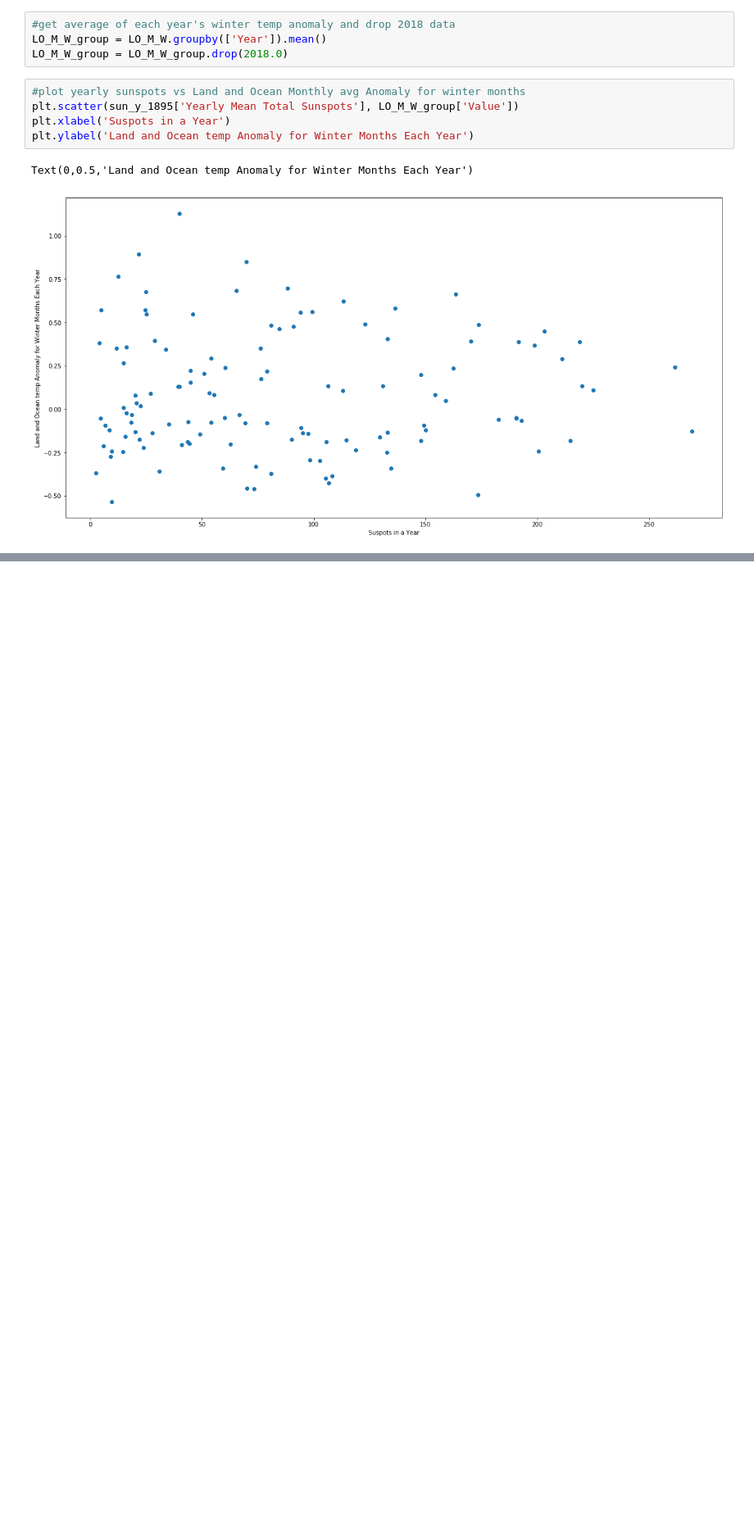
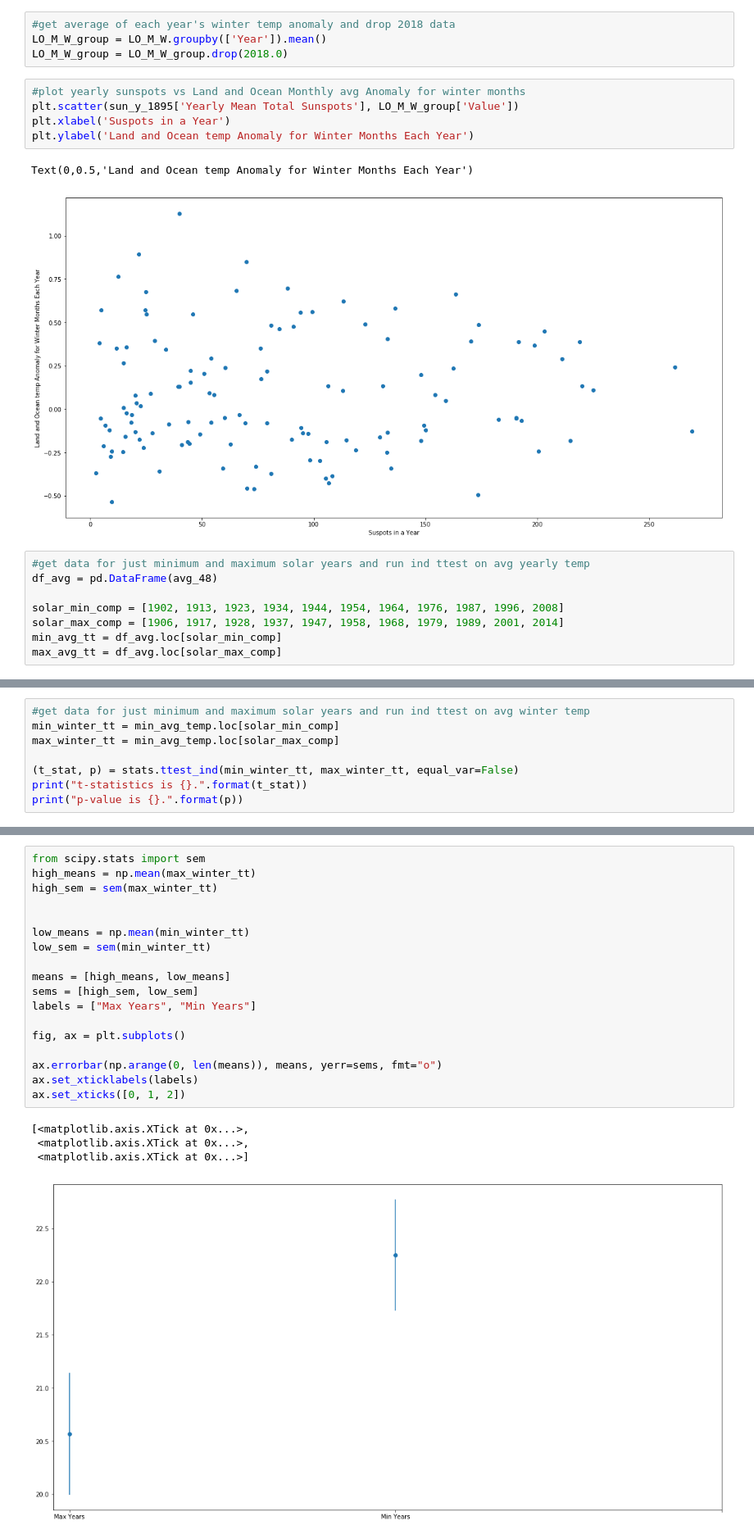
Before and after one commit to A-Grabish/solis-projectum, a Jupyter notebook: working/sunspots.ipynb, the cells around one changed output, grey strips where cells are left out. Shown at 82% size. Saved outputs shown, nothing was run; the diff lists cells and outputs as text; blank space fills up the shorter version.

Commit message:
ran ttest on NA temp (avg, summer, winter) grouped by min and max years

```diff
--- a/working/sunspots.ipynb
+++ b/working/sunspots.ipynb
@@ -720,3 +720,11 @@ plt.ylabel('Land and Ocean temp Anomaly for Winter Months Each Year')
 # %% [output]
 Text(0,0.5,'Land and Ocean temp Anomaly for Winter Months Each Year')
 [figure]
+# %%
+#get data for just minimum and maximum solar years and run ind ttest on avg yearly temp
+df_avg = pd.DataFrame(avg_48)
+
+solar_min_comp = [1902, 1913, 1923, 1934, 1944, 1954, 1964, 1976, 1987, 1996, 2008]
+solar_max_comp = [1906, 1917, 1928, 1937, 1947, 1958, 1968, 1979, 1989, 2001, 2014]
+min_avg_tt = df_avg.loc[solar_min_comp]
+max_avg_tt = df_avg.loc[solar_max_comp]
@@ -722,0 +739,8 @@ Text(0,0.5,'Land and Ocean temp Anomaly for Winter Months Each Year')
+# %%
+#get data for just minimum and maximum solar years and run ind ttest on avg winter temp
+min_winter_tt = min_avg_temp.loc[solar_min_comp]
+max_winter_tt = min_avg_temp.loc[solar_max_comp]
+
+(t_stat, p) = stats.ttest_ind(min_winter_tt, max_winter_tt, equal_var=False)
+print("t-statistics is {}.".format(t_stat))
+print("p-value is {}.".format(p))
@@ -722,0 +761,23 @@ Text(0,0.5,'Land and Ocean temp Anomaly for Winter Months Each Year')
+# %%
+from scipy.stats import sem
+high_means = np.mean(max_winter_tt)
+high_sem = sem(max_winter_tt)
+
+
+low_means = np.mean(min_winter_tt)
+low_sem = sem(min_winter_tt)
+
+means = [high_means, low_means]
+sems = [high_sem, low_sem]
+labels = ["Max Years", "Min Years"]
+
+fig, ax = plt.subplots()
+
+ax.errorbar(np.arange(0, len(means)), means, yerr=sems, fmt="o")
+ax.set_xticklabels(labels)
+ax.set_xticks([0, 1, 2])
+# %% [output]
+[<matplotlib.axis.XTick at 0x...>,
+ <matplotlib.axis.XTick at 0x...>,
+ <matplotlib.axis.XTick at 0x...>]
+[figure, added]
```
Also changed, not shown: parts of 3 cells of this notebook.
